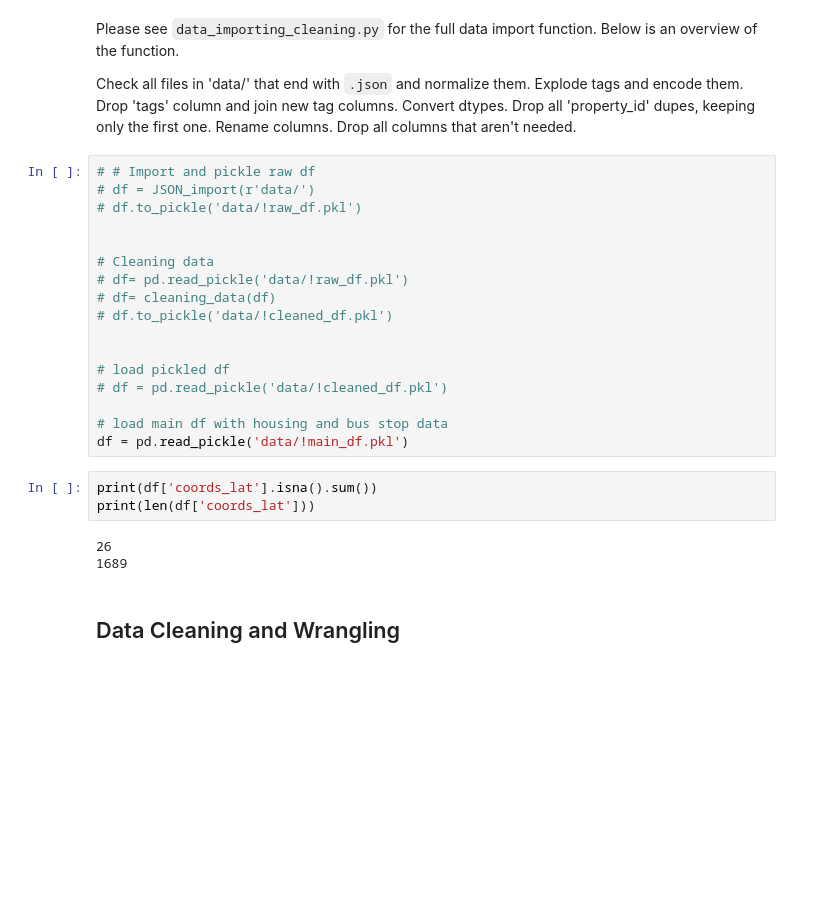
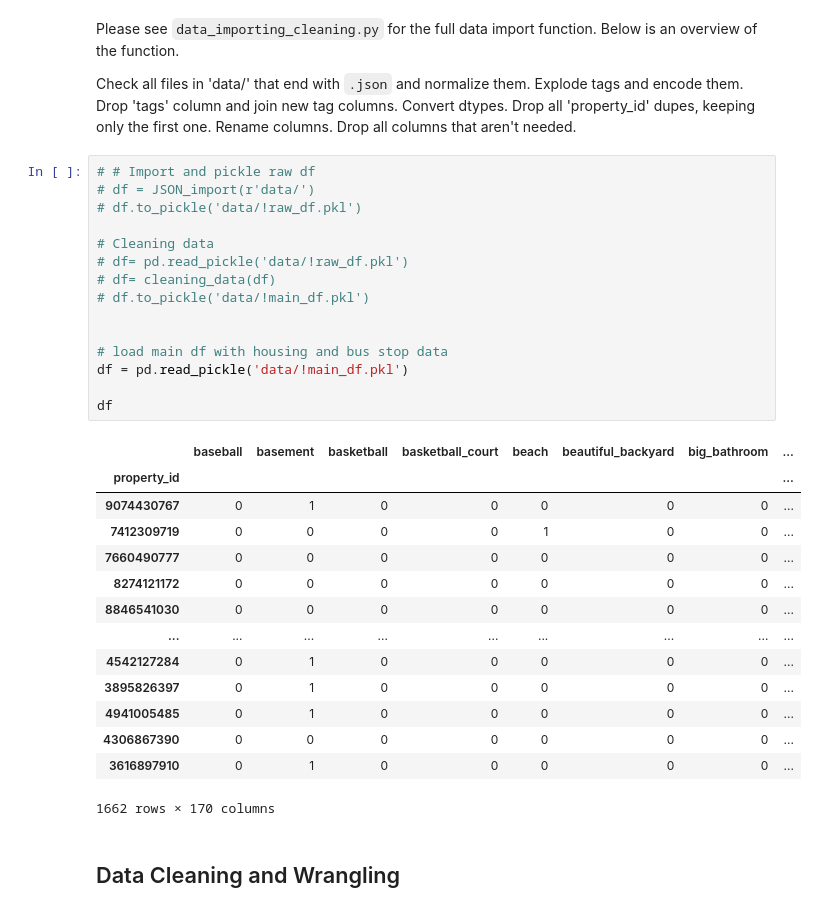
Before and after one commit to LeonFall3/LHL-Midterm-Project, a Jupyter notebook: notebooks/1 - EDA.ipynb, the cells around one changed output. Saved outputs shown, nothing was run; the diff lists cells and outputs as text; blank space fills up the shorter version.

```diff
--- a/notebooks/1 - EDA.ipynb
+++ b/notebooks/1 - EDA.ipynb
@@ -42,26 +42,33 @@ Drop all columns that aren't needed.
 # %%
 # # Import and pickle raw df
 # df = JSON_import(r'data/')
 # df.to_pickle('data/!raw_df.pkl')
 
-
 # Cleaning data
 # df= pd.read_pickle('data/!raw_df.pkl')
 # df= cleaning_data(df)
-# df.to_pickle('data/!cleaned_df.pkl')
+# df.to_pickle('data/!main_df.pkl')
 
-
-# load pickled df
-# df = pd.read_pickle('data/!cleaned_df.pkl')
 
 # load main df with housing and bus stop data
 df = pd.read_pickle('data/!main_df.pkl')
+
+df
+# %% [output]
+|  | baseball | basement | basketball | basketball_court | beach | beautiful_backyard | big_bathroom | ... |
+| property_id |  |  |  |  |  |  |  | ... |
+| 9074430767 | 0 | 1 | 0 | 0 | 0 | 0 | 0 | ... |
+| 7412309719 | 0 | 0 | 0 | 0 | 1 | 0 | 0 | ... |
+| 7660490777 | 0 | 0 | 0 | 0 | 0 | 0 | 0 | ... |
+| 8274121172 | 0 | 0 | 0 | 0 | 0 | 0 | 0 | ... |
+| 8846541030 | 0 | 0 | 0 | 0 | 0 | 0 | 0 | ... |
+| ... | ... | ... | ... | ... | ... | ... | ... | ... |
+| 4542127284 | 0 | 1 | 0 | 0 | 0 | 0 | 0 | ... |
+| 3895826397 | 0 | 1 | 0 | 0 | 0 | 0 | 0 | ... |
+| 4941005485 | 0 | 1 | 0 | 0 | 0 | 0 | 0 | ... |
+| 4306867390 | 0 | 0 | 0 | 0 | 0 | 0 | 0 | ... |
+| 3616897910 | 0 | 1 | 0 | 0 | 0 | 0 | 0 | ... |
+1662 rows × 170 columns
-# %%
-print(df['coords_lat'].isna().sum())
-print(len(df['coords_lat']))
-# %% [output]
-26
-1689
 # %% [markdown]
 ## Data Cleaning and Wrangling
 # %% [markdown]
```
Also changed, not shown: parts of 6 cells of this notebook, 3 other files.
